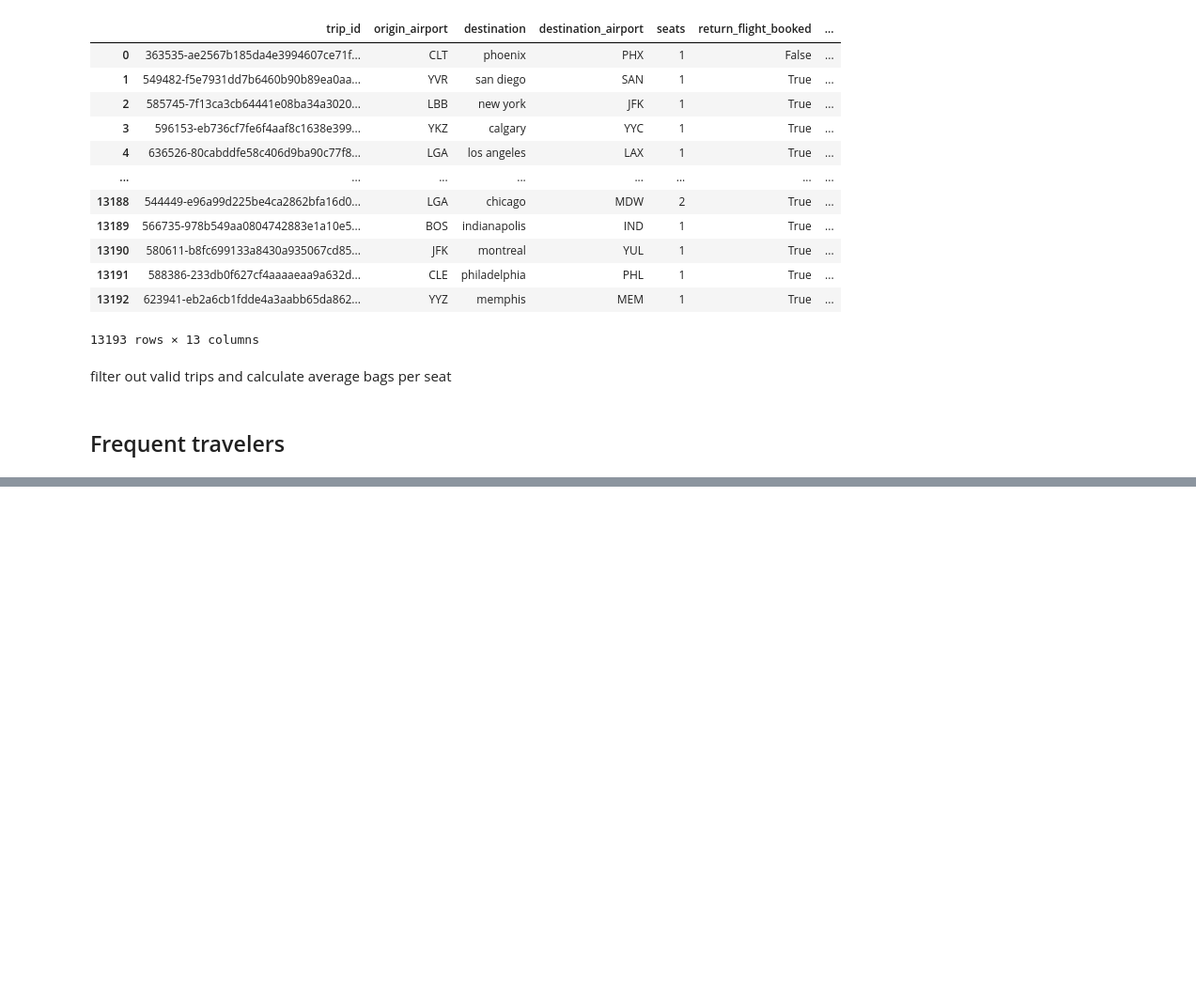
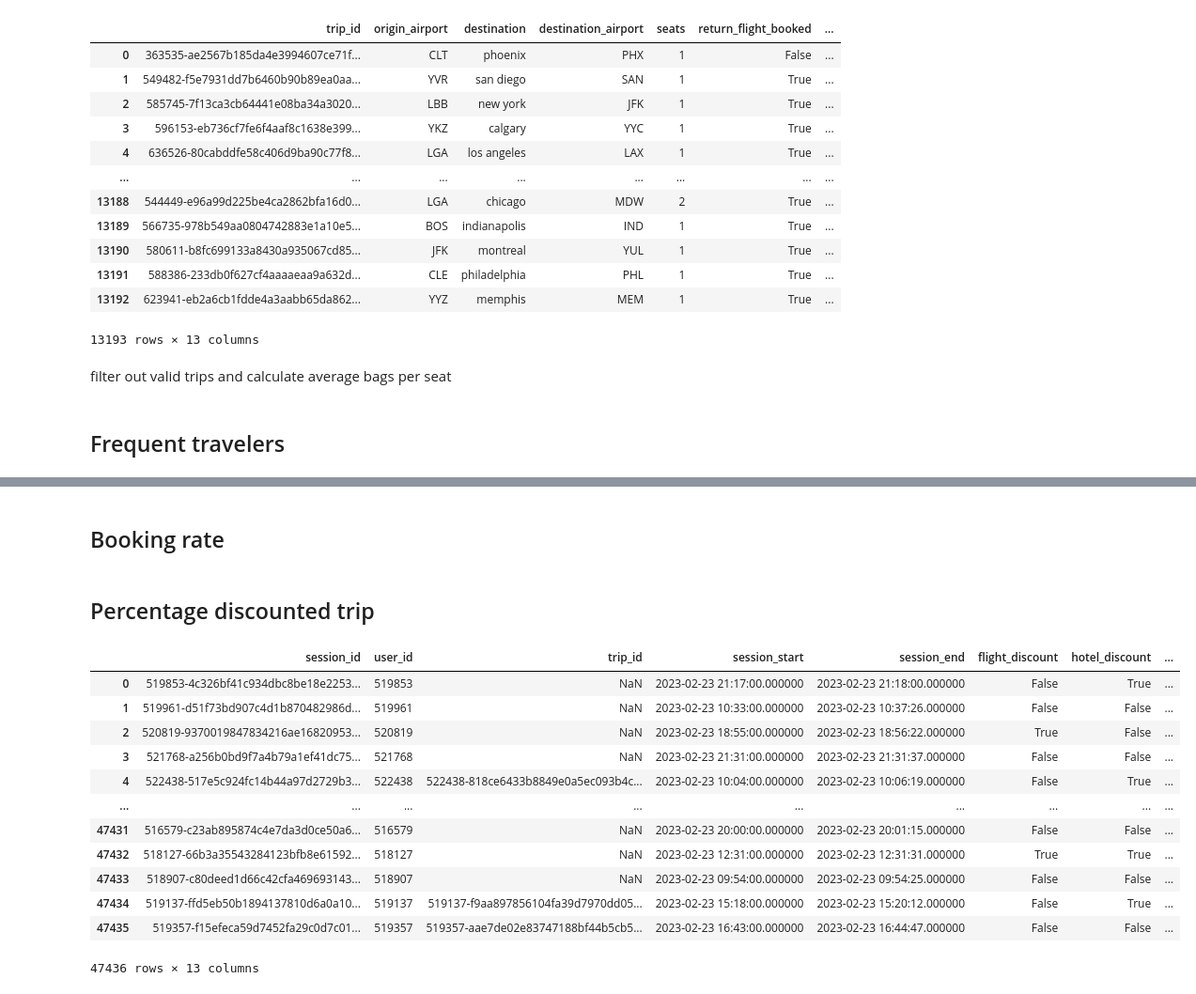
Before and after one commit to anuar-masterschool/TravelTide_Mar, a Jupyter notebook: users_feature_engineering.ipynb, the cells around one changed output, grey strips where cells are left out. Shown at 94% size. Saved outputs shown, nothing was run; the diff lists cells and outputs as text; code cells hidden in the pictures; blank space fills up the shorter version.

Commit message:
Completed user_features creation

```diff
--- a/users_feature_engineering.ipynb
+++ b/users_feature_engineering.ipynb
@@ -70,0 +86,2 @@ cancellation_rate  = number_of_cancellations/total_trips  # feature column
+# %% [markdown]
+## Booking rate
@@ -70,0 +95,18 @@ cancellation_rate  = number_of_cancellations/total_trips  # feature column
+# %% [markdown]
+## Percentage discounted trip
+# %%
+sessions
+# %% [output]
+|  | session_id | user_id | trip_id | session_start | session_end | flight_discount | hotel_discount | ... |
+| 0 | 519853-4c326bf41c934dbc8be18e2253... | 519853 | NaN | 2023-02-23 21:17:00.000000 | 2023-02-23 21:18:00.000000 | False | True | ... |
+| 1 | 519961-d51f73bd907c4d1b870482986d... | 519961 | NaN | 2023-02-23 10:33:00.000000 | 2023-02-23 10:37:26.000000 | False | False | ... |
+| 2 | 520819-9370019847834216ae16820953... | 520819 | NaN | 2023-02-23 18:55:00.000000 | 2023-02-23 18:56:22.000000 | True | False | ... |
+| 3 | 521768-a256b0bd9f7a4b79a1ef41dc75... | 521768 | NaN | 2023-02-23 21:31:00.000000 | 2023-02-23 21:31:37.000000 | False | False | ... |
+| 4 | 522438-517e5c924fc14b44a97d2729b3... | 522438 | 522438-818ce6433b8849e0a5ec093b4c... | 2023-02-23 10:04:00.000000 | 2023-02-23 10:06:19.000000 | False | True | ... |
+| ... | ... | ... | ... | ... | ... | ... | ... | ... |
+| 47431 | 516579-c23ab895874c4e7da3d0ce50a6... | 516579 | NaN | 2023-02-23 20:00:00.000000 | 2023-02-23 20:01:15.000000 | False | False | ... |
+| 47432 | 518127-66b3a35543284123bfb8e61592... | 518127 | NaN | 2023-02-23 12:31:00.000000 | 2023-02-23 12:31:31.000000 | True | True | ... |
+| 47433 | 518907-c80deed1d66c42cfa469693143... | 518907 | NaN | 2023-02-23 09:54:00.000000 | 2023-02-23 09:54:25.000000 | False | False | ... |
+| 47434 | 519137-ffd5eb50b1894137810d6a0a10... | 519137 | 519137-f9aa897856104fa39d7970dd05... | 2023-02-23 15:18:00.000000 | 2023-02-23 15:20:12.000000 | False | True | ... |
+| 47435 | 519357-f15efeca59d7452fa29c0d7c01... | 519357 | 519357-aae7de02e83747188bf44b5cb5... | 2023-02-23 16:43:00.000000 | 2023-02-23 16:44:47.000000 | False | False | ... |
+47436 rows × 13 columns
```
Also changed, not shown: parts of 26 cells of this notebook.
